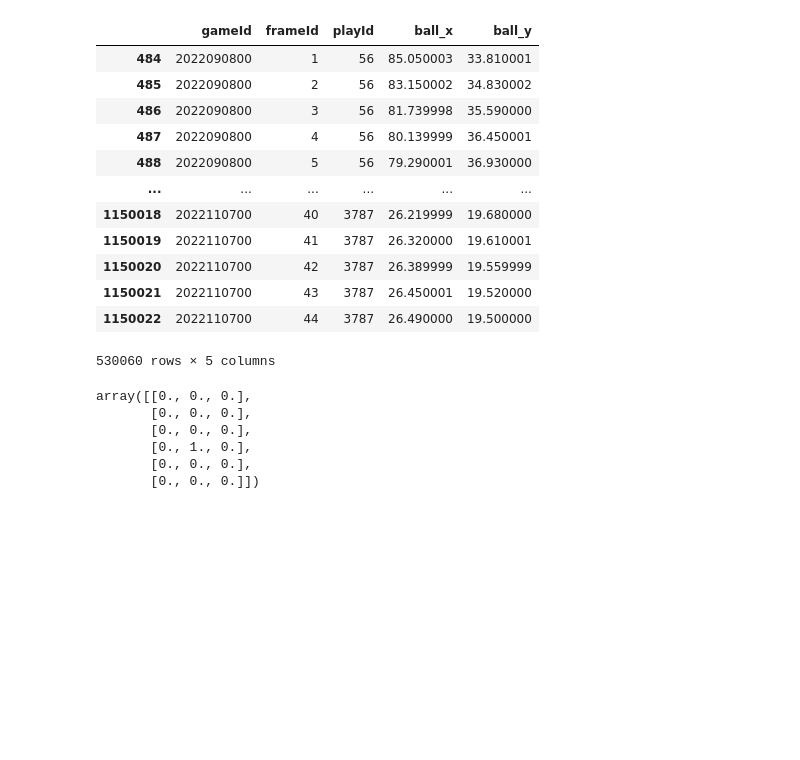
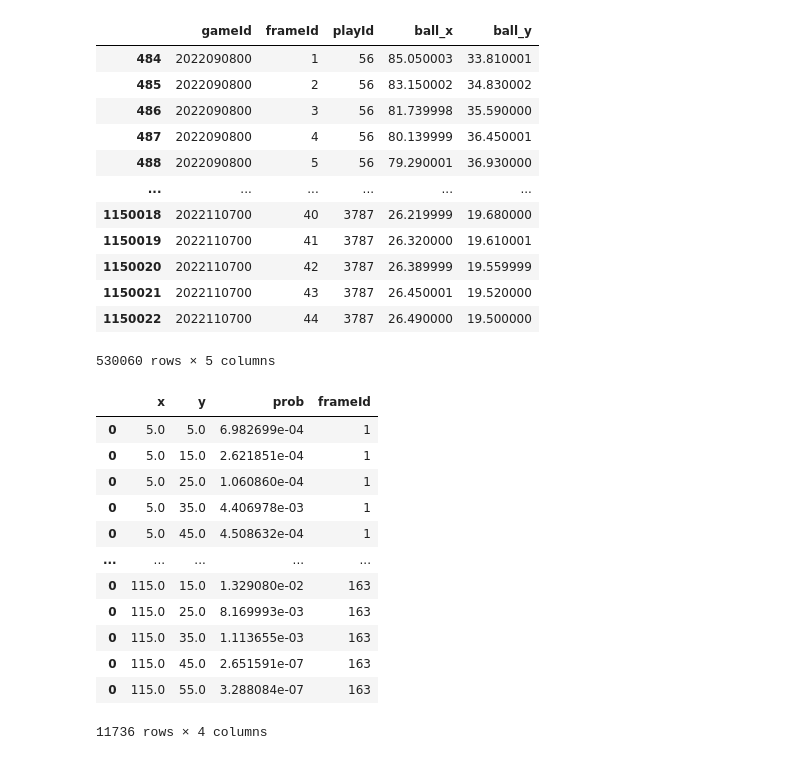
Before and after one commit to nickb1125/Big-Data-Bowl-Tackles, a Jupyter notebook: scrath.ipynb, the cells around one changed output. Cells and saved outputs as stored; diff of their text form; code cells hidden in the pictures; blank space fills up the shorter version.

Commit message:
model updates

```diff
--- a/scrath.ipynb
+++ b/scrath.ipynb
@@ -197,13 +204,23 @@ class TackleAttemptDataset:
         image = torch.FloatTensor(self.images[idx])
         label = torch.FloatTensor(self.labels[idx])
         return image, label
-# %%
-play_object = play(game_id=2022090800, play_id=56)
-play_object.get_end_of_play_matrix(N = 20)
-# %% [output]
-array([[0., 0., 0.],
-       [0., 0., 0.],
-       [0., 0., 0.],
-       [0., 1., 0.],
-       [0., 0., 0.],
-       [0., 0., 0.]])
+# %%
+play_object = play(game_id=2022101300, play_id=826)
+pred = play_object.predict_tackle_distribution(model)
+pred.to_csv("game_2022101300_play_826.csv")
+# %%
+pred
+# %% [output]
+|  | x | y | prob | frameId |
+| 0 | 5.0 | 5.0 | 6.982699e-04 | 1 |
+| 0 | 5.0 | 15.0 | 2.621851e-04 | 1 |
+| 0 | 5.0 | 25.0 | 1.060860e-04 | 1 |
+| 0 | 5.0 | 35.0 | 4.406978e-03 | 1 |
+| 0 | 5.0 | 45.0 | 4.508632e-04 | 1 |
+| ... | ... | ... | ... | ... |
+| 0 | 115.0 | 15.0 | 1.329080e-02 | 163 |
+| 0 | 115.0 | 25.0 | 8.169993e-03 | 163 |
+| 0 | 115.0 | 35.0 | 1.113655e-03 | 163 |
+| 0 | 115.0 | 45.0 | 2.651591e-07 | 163 |
+| 0 | 115.0 | 55.0 | 3.288084e-07 | 163 |
+11736 rows × 4 columns
```
Also changed, not shown: parts of 16 cells of this notebook, 4 other files.
